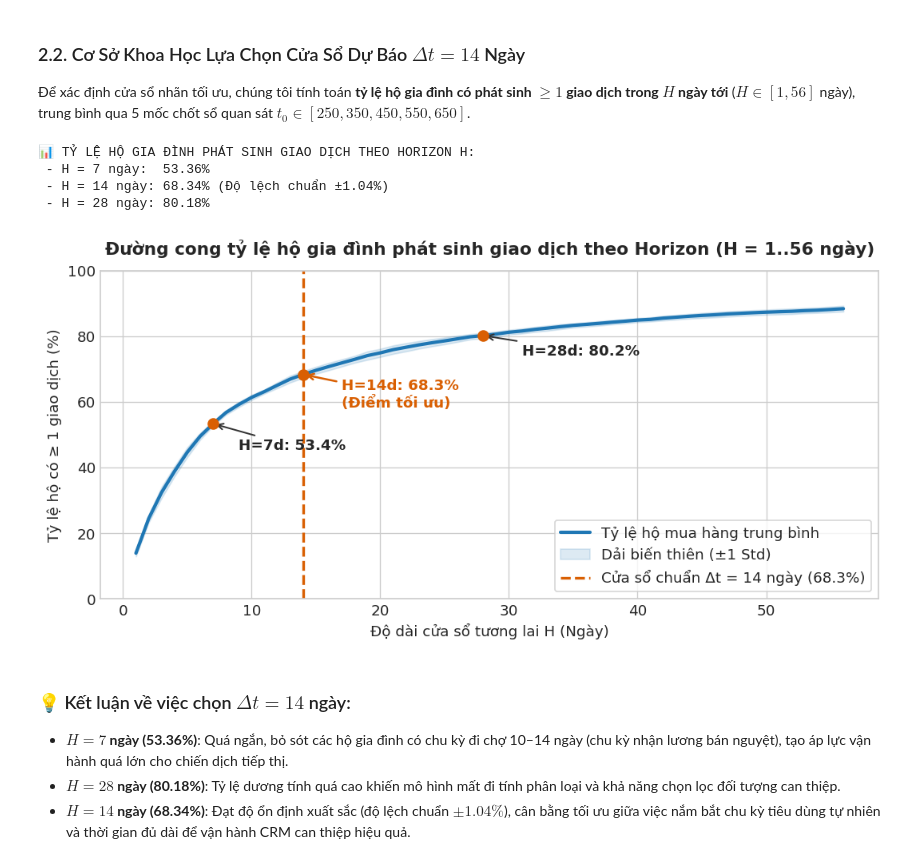
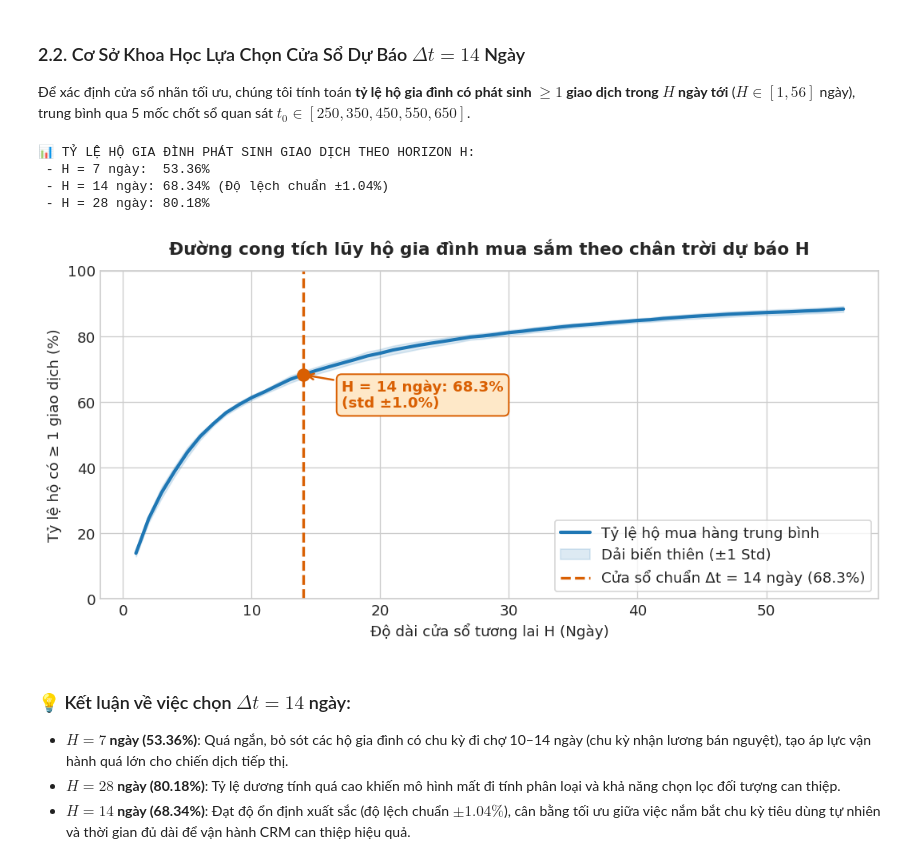
Before and after one commit to kien3007/purchasing-propensity-model, a Jupyter notebook: notebooks/01_eda_and_data_quality.ipynb, the cells around one changed output. Drawn from its saved outputs; the diff is of its cells as text; code cells hidden in the pictures.

Commit message:
fix: remove day 7 and 28 annotations and trim parentheses from horizon curve title

```diff
--- a/notebooks/01_eda_and_data_quality.ipynb
+++ b/notebooks/01_eda_and_data_quality.ipynb
@@ -188,43 +188,40 @@ h14_std = std_rates[13]
 h28_rate = mean_rates[27]
 
 print(f"📊 TỶ LỆ HỘ GIA ĐÌNH PHÁT SINH GIAO DỊCH THEO HORIZON H:")
 print(f" - H = 7 ngày:  {h7_rate:.2f}%")
 print(f" - H = 14 ngày: {h14_rate:.2f}% (Độ lệch chuẩn ±{h14_std:.2f}%)")
 print(f" - H = 28 ngày: {h28_rate:.2f}%")
 
 # Vẽ biểu đồ đường cong Horizon
 plt.figure(figsize=(9, 4.5))
 plt.plot(horizons, mean_rates, color='#1f77b4', linewidth=2.5, label='Tỷ lệ hộ mua hàng trung bình')
 plt.fill_between(horizons,
                  np.array(mean_rates) - np.array(std_rates),
                  np.array(mean_rates) + np.array(std_rates),
                  color='#1f77b4', alpha=0.15, label='Dải biến thiên (±1 Std)')
 
-# Điểm nhấn tại H=7, H=14, H=28
+# Điểm nhấn tại H = 14 ngày (Cửa sổ tối ưu được chọn)
 plt.axvline(14, color='#d95f02', linestyle='--', linewidth=2, label=f'Cửa sổ chuẩn Δt = 14 ngày ({h14_rate:.1f}%)')
-plt.scatter([7, 14, 28], [h7_rate, h14_rate, h28_rate], color='#d95f02', s=60, zorder=5)
+plt.scatter([14], [h14_rate], color='#d95f02', s=80, zorder=5)
 
-plt.annotate(f"H=7d: {h7_rate:.1f}%", xy=(7, h7_rate), xytext=(9, h7_rate - 8),
-             arrowprops=dict(arrowstyle="->", color='#333333', lw=1.2), fontweight='bold')
-plt.annotate(f"H=14d: {h14_rate:.1f}%\n(Điểm tối ưu)", xy=(14, h14_rate), xytext=(17, h14_rate - 10),
-             arrowprops=dict(arrowstyle="->", color='#d95f02', lw=1.5), fontweight='bold', color='#d95f02')
-plt.annotate(f"H=28d: {h28_rate:.1f}%", xy=(28, h28_rate), xytext=(31, h28_rate - 6),
-             arrowprops=dict(arrowstyle="->", color='#333333', lw=1.2), fontweight='bold')
+plt.annotate(f"H = 14 ngày: {h14_rate:.1f}%\n(std ±{h14_std:.1f}%)", xy=(14, h14_rate), xytext=(17, h14_rate - 10),
+             arrowprops=dict(arrowstyle="->", color='#d95f02', lw=1.5), fontweight='bold', color='#d95f02',
+             bbox=dict(boxstyle='round,pad=0.35', facecolor='#fee8c8', edgecolor='#d95f02', lw=1.2))
 
-plt.title("Đường cong tỷ lệ hộ gia đình phát sinh giao dịch theo Horizon (H = 1..56 ngày)", pad=12)
+plt.title("Đường cong tích lũy hộ gia đình mua sắm theo chân trời dự báo H", pad=12)
 plt.xlabel("Độ dài cửa sổ tương lai H (Ngày)")
 plt.ylabel("Tỷ lệ hộ có ≥ 1 giao dịch (%)")
 plt.ylim(0, 100)
 plt.legend(frameon=True, facecolor='white', loc='lower right')
 plt.tight_layout()
 plt.savefig(FIG_DIR / '01_horizon_selection_curve.png', dpi=150)
 plt.show()
 # %% [output]
 📊 TỶ LỆ HỘ GIA ĐÌNH PHÁT SINH GIAO DỊCH THEO HORIZON H:
  - H = 7 ngày:  53.36%
  - H = 14 ngày: 68.34% (Độ lệch chuẩn ±1.04%)
  - H = 28 ngày: 80.18%
-[figure, old version]
+[figure, new version]
 # %% [markdown]
 ### 💡 Kết luận về việc chọn $\Delta t = 14$ ngày:
 - **$H = 7$ ngày (53.36%)**: Quá ngắn, bỏ sót các hộ gia đình có chu kỳ đi chợ 10–14 ngày (chu kỳ nhận lương bán nguyệt), tạo áp lực vận hành quá lớn cho chiến dịch tiếp thị.
```
Also changed, not shown: parts of 1 cell of this notebook, 4 other files.
